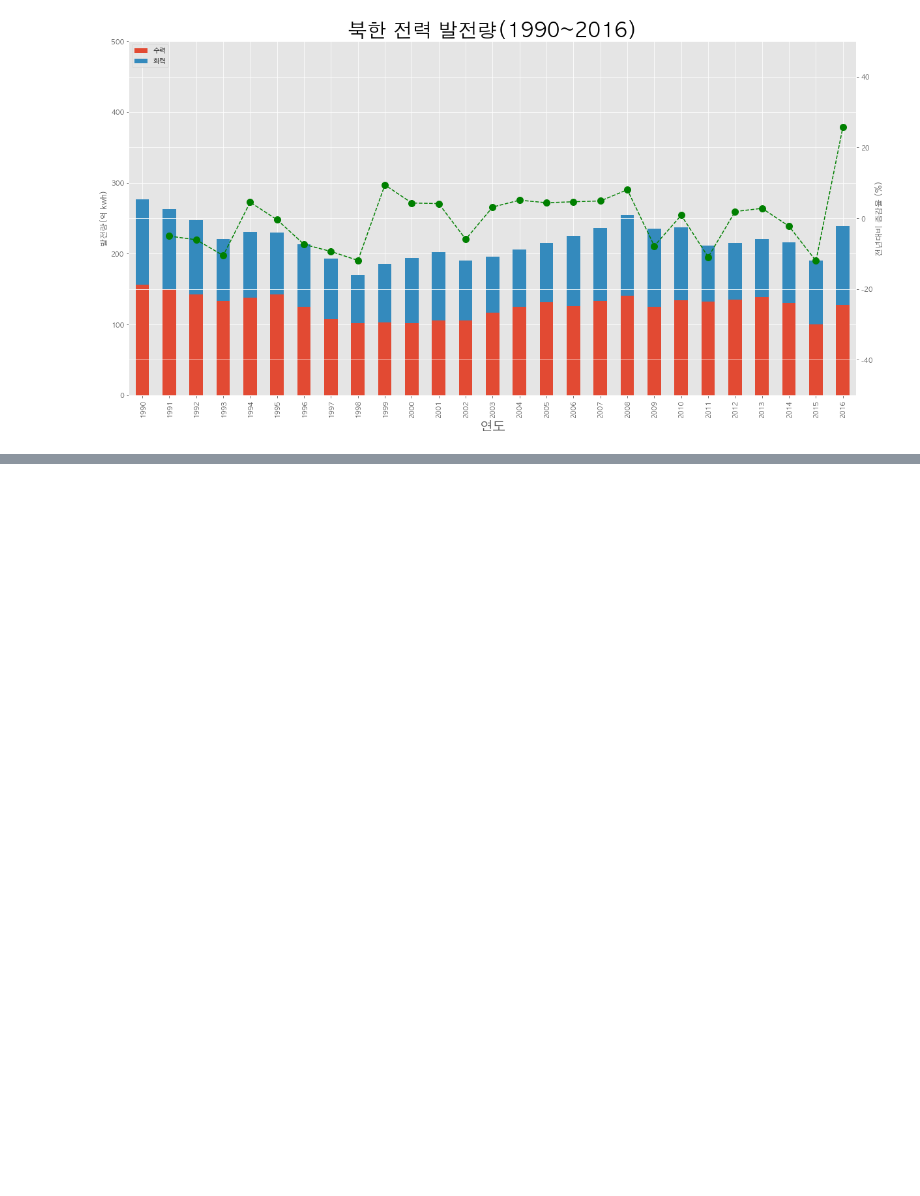
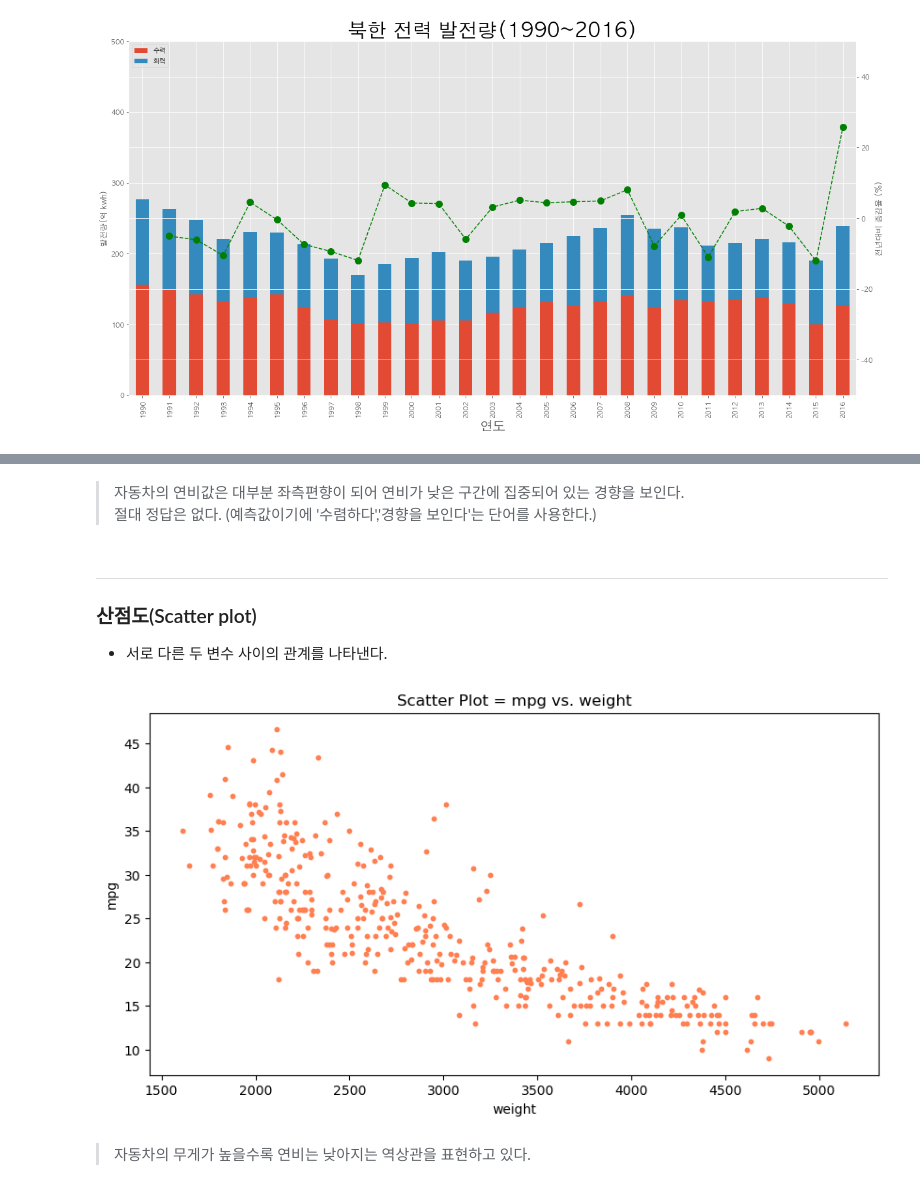
Before and after one commit to kim0502/Pythonelkim, a Jupyter notebook: 3.DataAnalysis/Note/09.시각화도구.ipynb, the cells around one changed output, grey strips where cells are left out. Drawn from its saved outputs; the diff is of its cells as text; code cells hidden in the pictures; blank space fills up the shorter version.

```diff
--- a/3.DataAnalysis/Note/09.시각화도구.ipynb
+++ b/3.DataAnalysis/Note/09.시각화도구.ipynb
@@ -152,0 +196,25 @@ plt.show()
+# %% [markdown]
+> 자동차의 연비값은 대부분 좌측편향이 되어 연비가 낮은 구간에 집중되어 있는 경향을 보인다. <br>
+> 절대 정답은 없다. (예측값이기에 '수렴하다','경향을 보인다'는 단어를 사용한다.)
+# %% [markdown]
+---
+### 산점도(Scatter plot)
+- 서로 다른 두 변수 사이의 관계를 나타낸다.
+# %%
+plt.style.use('default')
+# %%
+# 연비(mpg)와 차중(weight) 열에 대한 산점도(산포도) 그리기
+df.plot(
+    kind = 'scatter',
+    x = 'weight',
+    y = 'mpg',
+    c = 'coral',
+    s = 10, # 점의 크기
+    figsize = (10, 5)
+)
+plt.title('Scatter Plot = mpg vs. weight')
+plt.show()
+# %% [output]
+[figure, added]
+# %% [markdown]
+> 자동차의 무게가 높을수록 연비는 낮아지는 역상관을 표현하고 있다.
```
Also changed, not shown: parts of 24 cells of this notebook.
